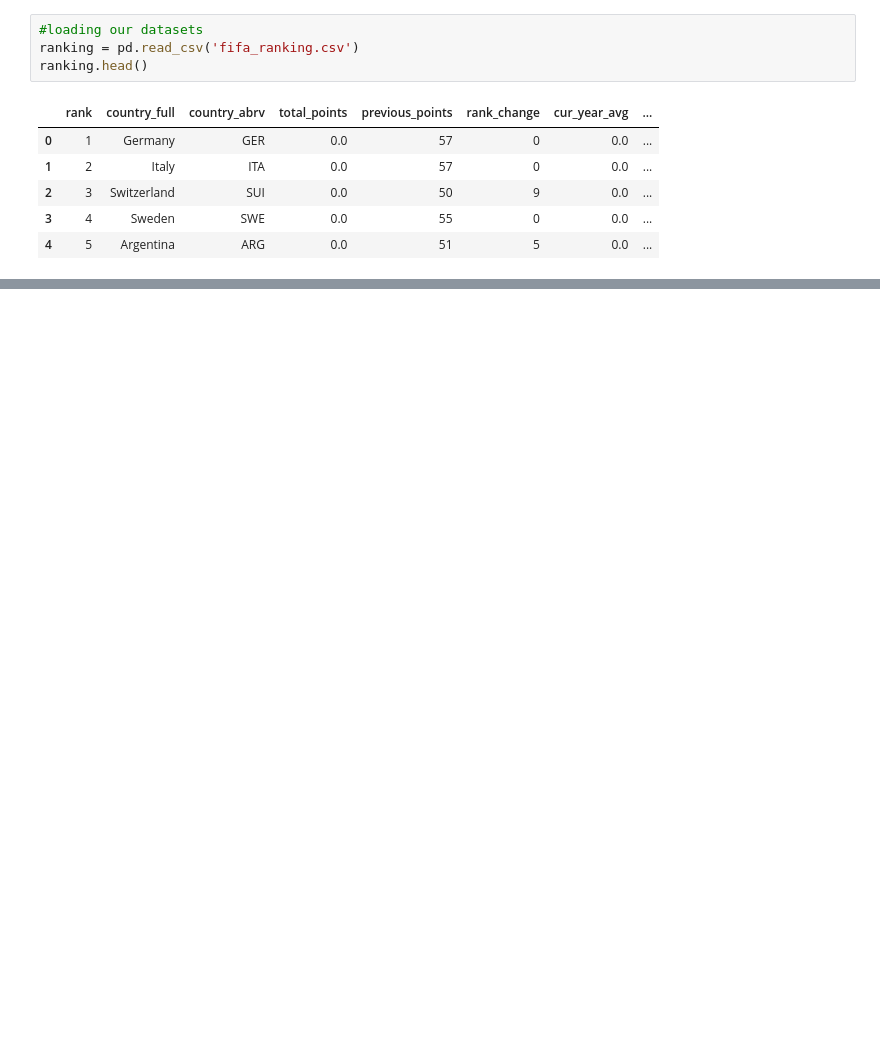
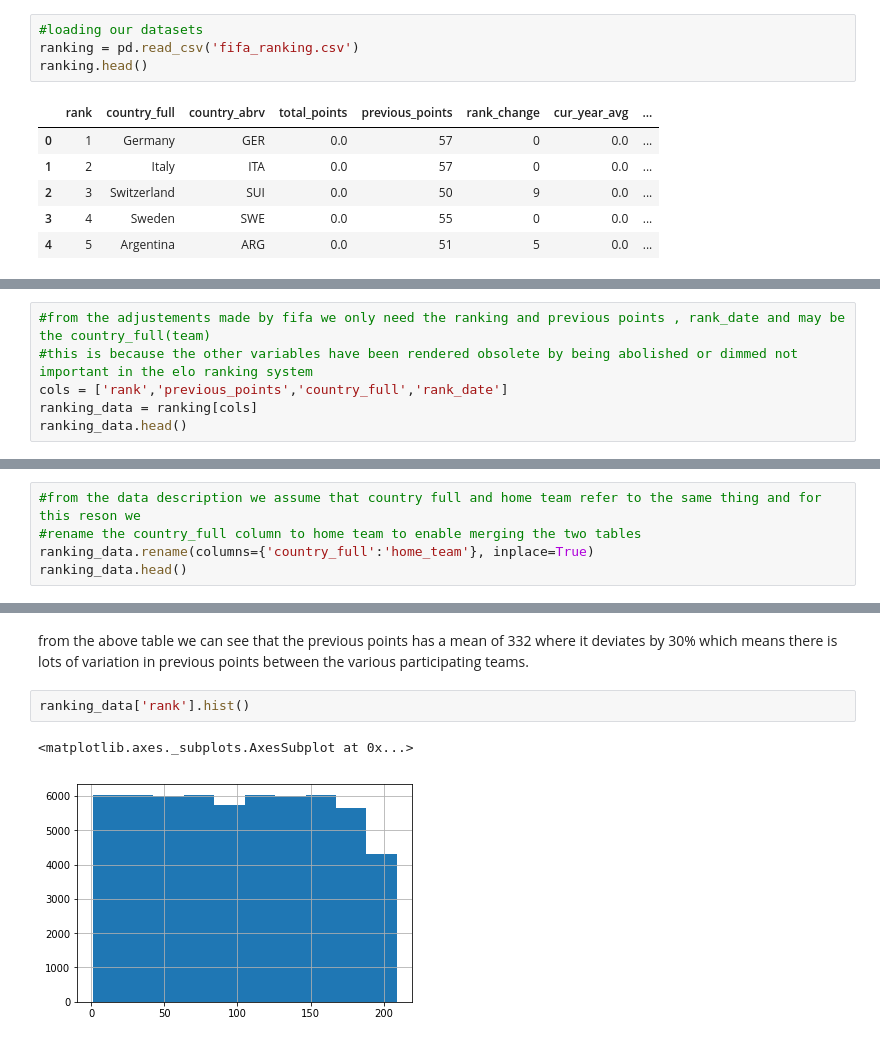
Before and after one commit to EOKELLO/IP-WEEK1-CORE, a Jupyter notebook: Moringa_Data_Science_Core_W6_Independent_Project_2019_07_Elizabeth_Okello_Python_Notebook.ipynb, the cells around one changed output, grey strips where cells are left out. Drawn from its saved outputs; the diff is of its cells as text; blank space fills up the shorter version.

```diff
--- a/Moringa_Data_Science_Core_W6_Independent_Project_2019_07_Elizabeth_Okello_Python_Notebook.ipynb
+++ b/Moringa_Data_Science_Core_W6_Independent_Project_2019_07_Elizabeth_Okello_Python_Notebook.ipynb
@@ -150,0 +65,6 @@ dtype: int64
+# %%
+#from the adjustements made by fifa we only need the ranking and previous points , rank_date and may be the country_full(team)
+#this is because the other variables have been rendered obsolete by being abolished or dimmed not important in the elo ranking system
+cols = ['rank','previous_points','country_full','rank_date']
+ranking_data = ranking[cols]
+ranking_data.head()
@@ -150,0 +78,5 @@ dtype: int64
+# %%
+#from the data description we assume that country full and home team refer to the same thing and for this reson we
+#rename the country_full column to home team to enable merging the two tables
+ranking_data.rename(columns={'country_full':'home_team'}, inplace=True)
+ranking_data.head()
@@ -150,0 +102,7 @@ dtype: int64
+# %% [markdown]
+from the above table we can see that the previous points has a mean of 332 where it deviates by 30% which means there is lots of variation in previous points between the various participating teams.
+# %%
+ranking_data['rank'].hist()
+# %% [output]
+<matplotlib.axes._subplots.AxesSubplot at 0x...>
+[figure, added]
```
Also changed, not shown: parts of 106 cells of this notebook.
